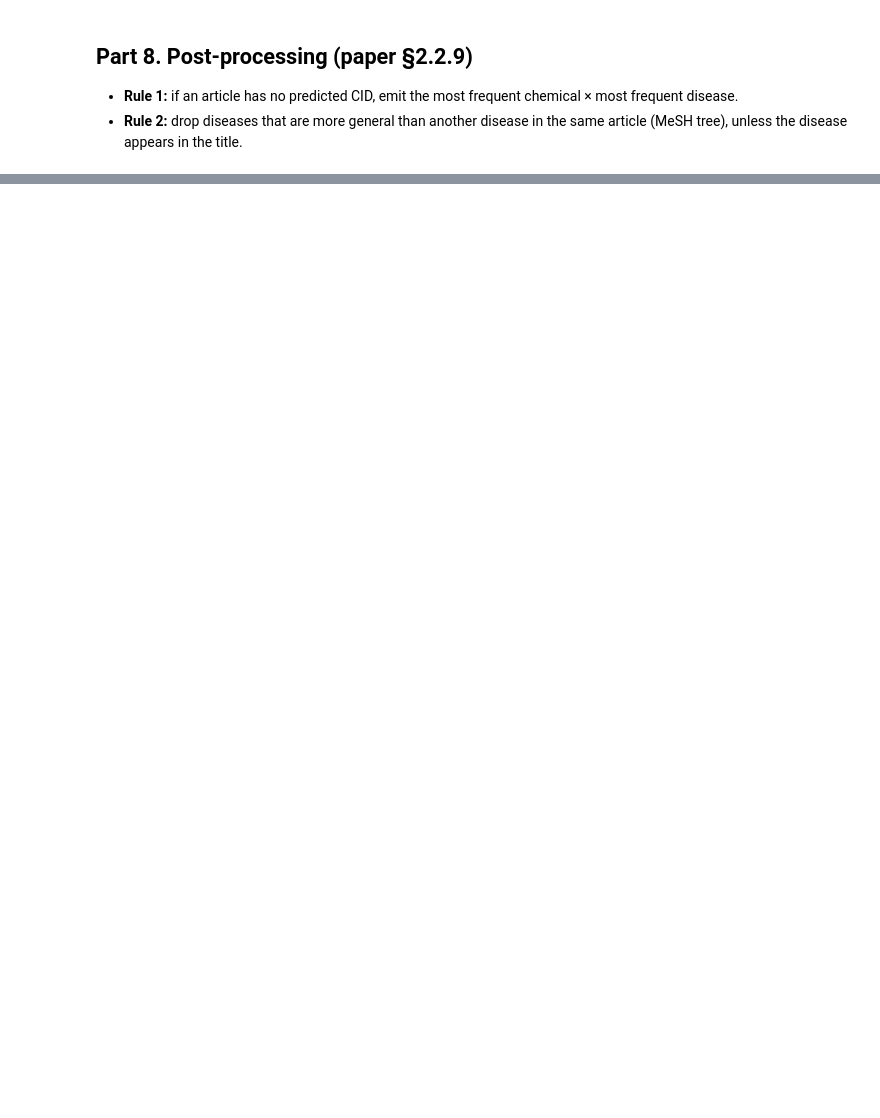
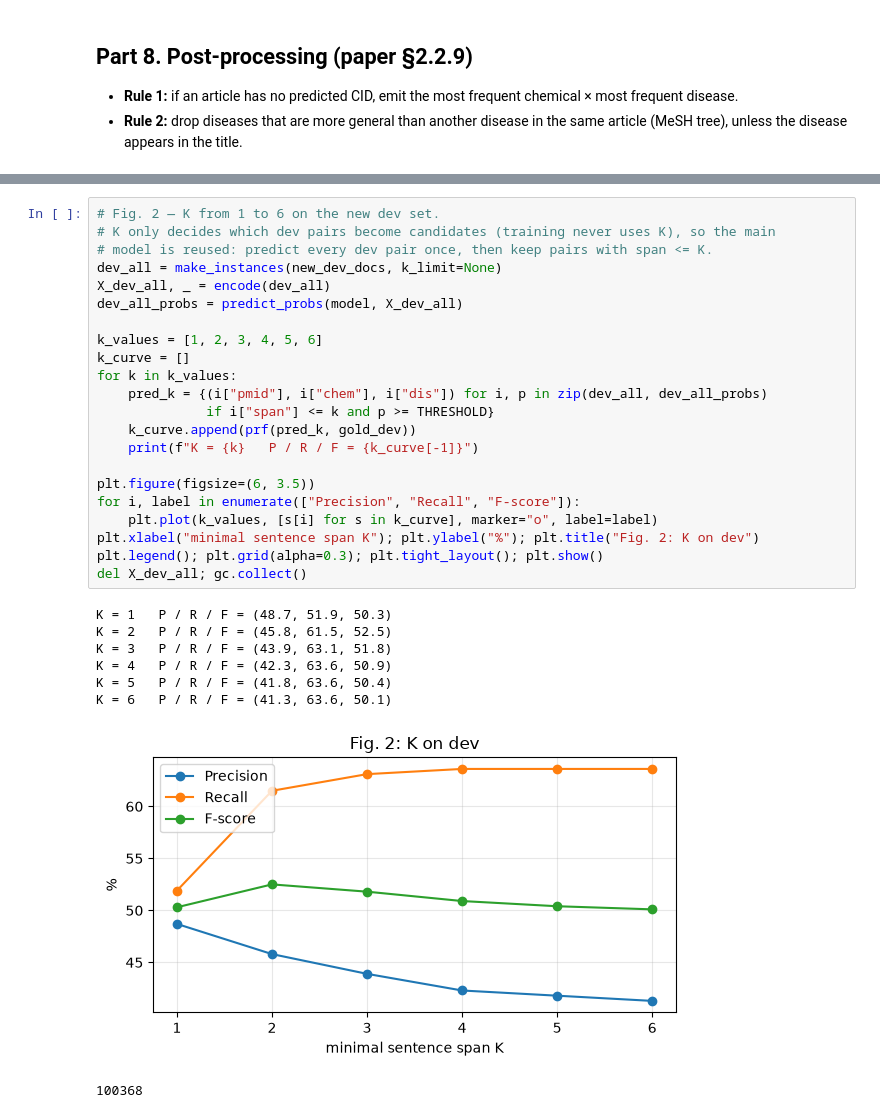
Before and after one commit to 0x0redd/DocCIDR, a Jupyter notebook: zheng2018_cid.ipynb, the cells around one changed output, grey strips where cells are left out. Cells and saved outputs as stored; diff of their text form; blank space fills up the shorter version.

```diff
--- a/zheng2018_cid.ipynb
+++ b/zheng2018_cid.ipynb
@@ -1107,0 +1347,31 @@ Paper (Table 7):               (56.2, 68.0, 61.5)
+# %%
+# Fig. 2 — K from 1 to 6 on the new dev set.
+# K only decides which dev pairs become candidates (training never uses K), so the main
+# model is reused: predict every dev pair once, then keep pairs with span <= K.
+dev_all = make_instances(new_dev_docs, k_limit=None)
+X_dev_all, _ = encode(dev_all)
+dev_all_probs = predict_probs(model, X_dev_all)
+
+k_values = [1, 2, 3, 4, 5, 6]
+k_curve = []
+for k in k_values:
+    pred_k = {(i["pmid"], i["chem"], i["dis"]) for i, p in zip(dev_all, dev_all_probs)
+              if i["span"] <= k and p >= THRESHOLD}
+    k_curve.append(prf(pred_k, gold_dev))
+    print(f"K = {k}   P / R / F = {k_curve[-1]}")
+
+plt.figure(figsize=(6, 3.5))
+for i, label in enumerate(["Precision", "Recall", "F-score"]):
+    plt.plot(k_values, [s[i] for s in k_curve], marker="o", label=label)
+plt.xlabel("minimal sentence span K"); plt.ylabel("%"); plt.title("Fig. 2: K on dev")
+plt.legend(); plt.grid(alpha=0.3); plt.tight_layout(); plt.show()
+del X_dev_all; gc.collect()
+# %% [output]
+K = 1   P / R / F = (48.7, 51.9, 50.3)
+K = 2   P / R / F = (45.8, 61.5, 52.5)
+K = 3   P / R / F = (43.9, 63.1, 51.8)
+K = 4   P / R / F = (42.3, 63.6, 50.9)
+K = 5   P / R / F = (41.8, 63.6, 50.4)
+K = 6   P / R / F = (41.3, 63.6, 50.1)
+[figure, added]
+100368
```
Also changed, not shown: parts of 83 cells of this notebook, 16 other files.
